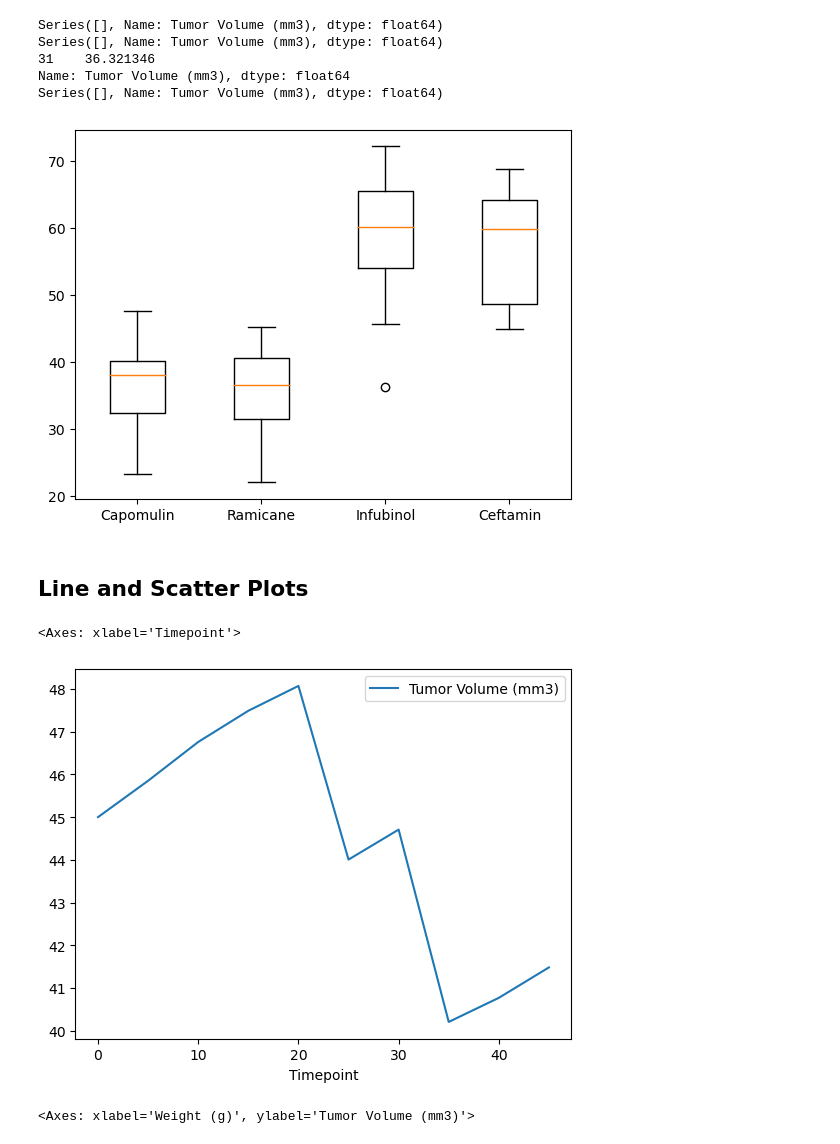
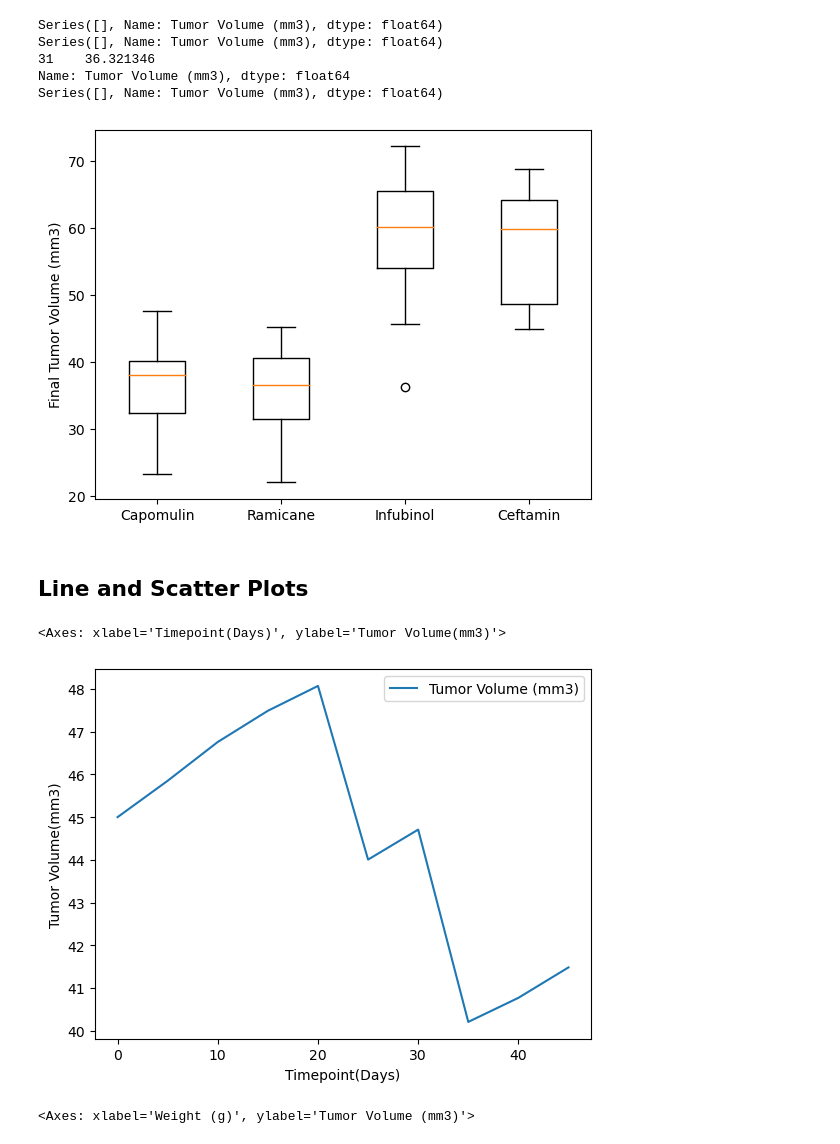
Before and after one commit to Andreanimako/Data-visuallisation-challenge, a Jupyter notebook: pymaceuticals_starter.ipynb, the cells around one changed output. Saved outputs shown, nothing was run; the diff lists cells and outputs as text; code cells hidden in the pictures.

```diff
--- a/pymaceuticals_starter.ipynb
+++ b/pymaceuticals_starter.ipynb
@@ -243,14 +248,13 @@ Series([], Name: Tumor Volume (mm3), dtype: float64)
 # %%
 # Generate a box plot that shows the distrubution of the tumor volume for each treatment group.
 data= [values for values in tumor_vol.values()]
 fig1, ax1 = plt.subplots()
-#ax1.set_title()
-#ax1.set_ylabel()
+ax1.set_ylabel("Final Tumor Volume (mm3)")
 ax1.boxplot(data)
 ax1.set_xticklabels(tumor_vol.keys())
 plt.show()
 # %% [output]
-[figure, old version]
+[figure, new version]
 # %% [markdown]
 ## Line and Scatter Plots
 # %%
@@ -258,10 +262,10 @@ plt.show()
 mouse= cleaned_study.loc[cleaned_study["Mouse ID"]=="l509"]
 mouse_data=pd.DataFrame(mouse[["Tumor Volume (mm3)","Timepoint"]])
 mouse_data = mouse_data.set_index("Timepoint")
-mouse_data.plot()
+mouse_data.plot(xlabel="Timepoint(Days)", ylabel= "Tumor Volume(mm3)")
 # %% [output]
-<Axes: xlabel='Timepoint'>
+<Axes: xlabel='Timepoint(Days)', ylabel='Tumor Volume(mm3)'>
-[figure, old version]
+[figure, new version]
 # %%
 # Generate a scatter plot of mouse weight vs. the average observed tumor volume for the entire Capomulin regimen
 capomulin_df = cleaned_study.loc[cleaned_study["Drug Regimen"]=="Capomulin"]
```
Also changed, not shown: parts of 5 cells of this notebook.
